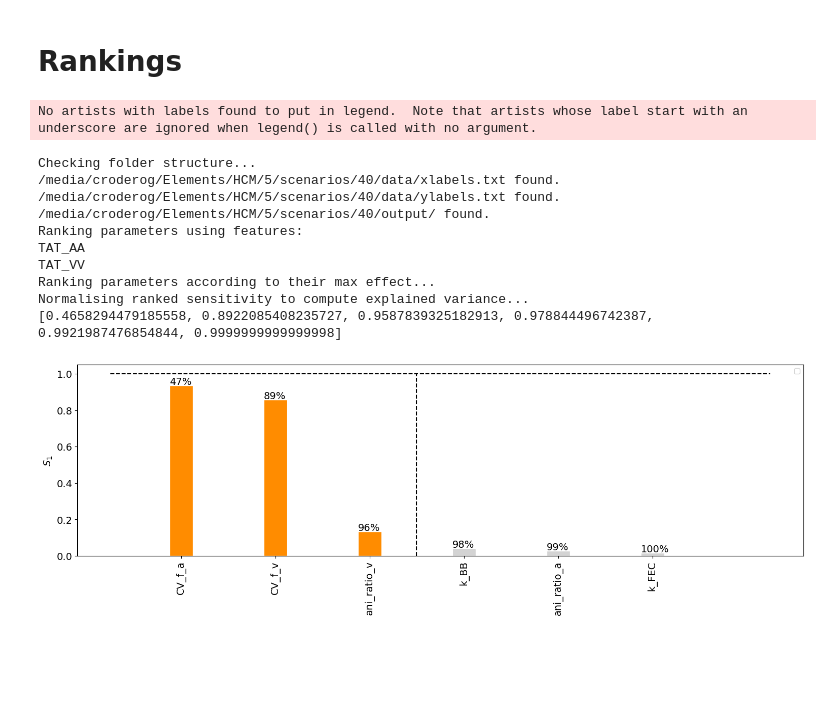
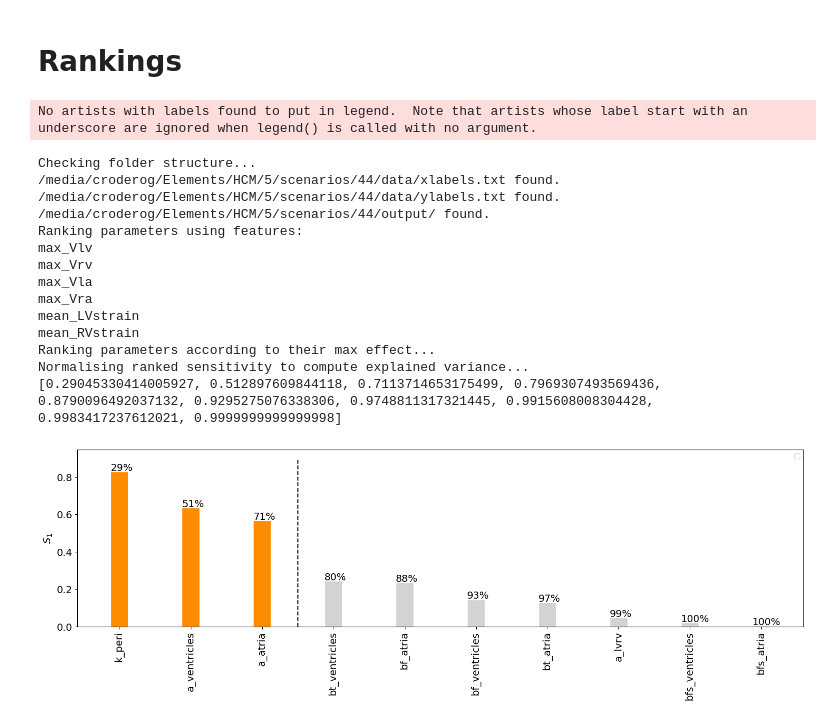
Before and after one commit to CEMRG-publications/Rodero_2026_JMCC, a Jupyter notebook: notebooks/plot_GSA.ipynb, the cells around one changed output. Cells and saved outputs as stored; diff of their text form; code cells hidden in the pictures; blank space fills up the shorter version.

```diff
--- a/notebooks/plot_GSA.ipynb
+++ b/notebooks/plot_GSA.ipynb
@@ -406,6 +406,7 @@ def plot_rank_GSA_free_th_color(datapath,
                   mode="max",
                   figname="",
                   normalise=False,
+                  acc_var_th=0.9,
                   th=0.0,
                   annotate=False,
                   figsize=(15,5),
@@ -492,7 +493,7 @@ def plot_rank_GSA_free_th_color(datapath,
     plt.xticks(x+barWidth, index_i_sorted, rotation=90,fontsize=fontsize)
     ax.tick_params(axis='both',labelsize=fontsize)
 
-    cutoff_param = np.where(np.array(bars_sorted_sum)>0.9)[0][0]
+    cutoff_param = np.where(np.array(bars_sorted_sum)>acc_var_th)[0][0]
     if color_important is None:
         color_important = "darkorange"
     color_unimportant = "lightgray"
@@ -541,44 +542,49 @@ def plot_rank_GSA_free_th_color(datapath,
 # %%
 
 heart="5"
-scenario="40"
+scenario="44"
 
 base_path=f"/media/croderog/Elements/HCM/{heart}/scenarios/{scenario}"
 figures_path = f"{base_path}/figures"
 
 gsa_parameters_ranking_S_free_pathfile(loadpath = f"{base_path}/data/",
                                                 loadpath_sobol = f"{base_path}/output/",
                                                 gsa_mode                  = "Si_total",
                                                 mode                      = "max",
                                                 threshold_cutoff          = 0.,
                                                 output_file               = None,
                                                 features_file             = None,
                                                 important_params_idx_file = None)
 
 plot_rank_GSA_free_th_color(datapath        = f"{base_path}/data/",
                            loadpath        = f"{base_path}/output/",
                            rank_file       = None,
                            criterion       = "Si_total",
                            mode            = "max",
                            figname         = os.path.join(figures_path,"Rank_max.png"),
                            normalise       = False,
                            th              = 0,
                            annotate        = True,
                            figsize         = (15,5),
                            fontsize        = 14,
                            xlabels_latex   = None,
                            separate_colors = True,
-                           color_important = None)
+                           color_important = None,
+						   acc_var_th=0.69)
 # %% [output]
 No artists with labels found to put in legend.  Note that artists whose label start with an underscore are ignored when legend() is called with no argument.
 Checking folder structure...
-/media/croderog/Elements/HCM/5/scenarios/40/data/xlabels.txt found.
-/media/croderog/Elements/HCM/5/scenarios/40/data/ylabels.txt found.
-/media/croderog/Elements/HCM/5/scenarios/40/output/ found.
+/media/croderog/Elements/HCM/5/scenarios/44/data/xlabels.txt found.
+/media/croderog/Elements/HCM/5/scenarios/44/data/ylabels.txt found.
+/media/croderog/Elements/HCM/5/scenarios/44/output/ found.
 Ranking parameters using features:
-TAT_AA
-TAT_VV
+max_Vlv
+max_Vrv
+max_Vla
+max_Vra
+mean_LVstrain
+mean_RVstrain
 Ranking parameters according to their max effect...
 Normalising ranked sensitivity to compute explained variance...
-[0.4658294479185558, 0.8922085408235727, 0.9587839325182913, 0.978844496742387, 0.9921987476854844, 0.9999999999999998]
+[0.29045330414005927, 0.512897609844118, 0.7113714653175499, 0.7969307493569436, 0.8790096492037132, 0.9295275076338306, 0.9748811317321445, 0.9915608008304428, 0.9983417237612021, 0.9999999999999998]
-[figure, old version]
+[figure, new version]
```
